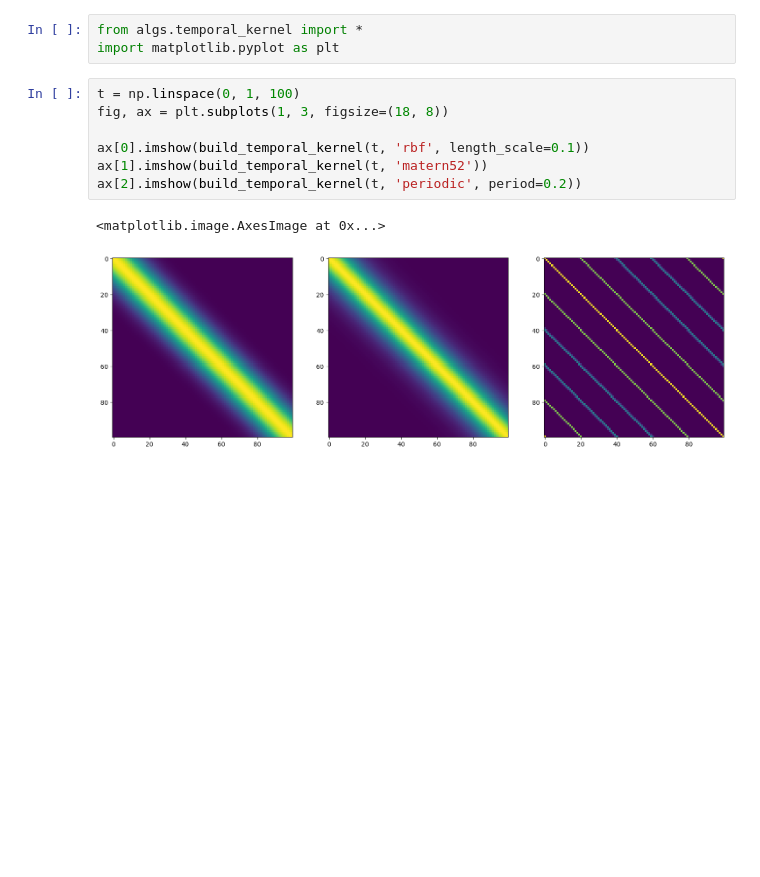
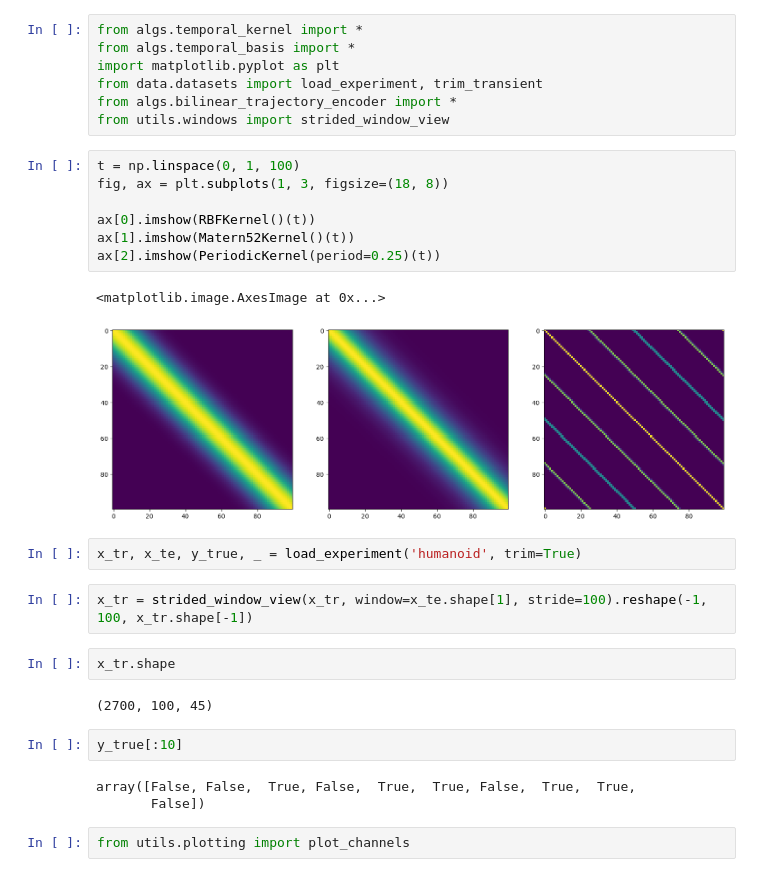
Before and after one commit to ljnel/cd_project, a Jupyter notebook: notebooks/bilinear.ipynb, the cells around one changed output. Cells and saved outputs as stored; diff of their text form; blank space fills up the shorter version.

Commit message:
Refactor temporal kernels into class hierarchy and update notebook
Co-Authored-By: Claude Opus 4.6 <noreply@anthropic.com>

```diff
--- a/notebooks/bilinear.ipynb
+++ b/notebooks/bilinear.ipynb
@@ -1,13 +1,32 @@
 # %%
 from algs.temporal_kernel import *
+from algs.temporal_basis import *
 import matplotlib.pyplot as plt
+from data.datasets import load_experiment, trim_transient
+from algs.bilinear_trajectory_encoder import *
+from utils.windows import strided_window_view
 # %%
 t = np.linspace(0, 1, 100)
 fig, ax = plt.subplots(1, 3, figsize=(18, 8))
 
-ax[0].imshow(build_temporal_kernel(t, 'rbf', length_scale=0.1))
-ax[1].imshow(build_temporal_kernel(t, 'matern52'))
-ax[2].imshow(build_temporal_kernel(t, 'periodic', period=0.2))
+ax[0].imshow(RBFKernel()(t))
+ax[1].imshow(Matern52Kernel()(t))
+ax[2].imshow(PeriodicKernel(period=0.25)(t))
 # %% [output]
 <matplotlib.image.AxesImage at 0x...>
-[figure, old version]
+[figure, new version]
+# %%
+x_tr, x_te, y_true, _ = load_experiment('humanoid', trim=True)
+# %%
+x_tr = strided_window_view(x_tr, window=x_te.shape[1], stride=100).reshape(-1, 100, x_tr.shape[-1])
+# %%
+x_tr.shape
+# %% [output]
+(2700, 100, 45)
+# %%
+y_true[:10]
+# %% [output]
+array([False, False,  True, False,  True,  True, False,  True,  True,
+       False])
+# %%
+from utils.plotting import plot_channels
```
Also changed, not shown: parts of 5 cells of this notebook, 2 other files.
